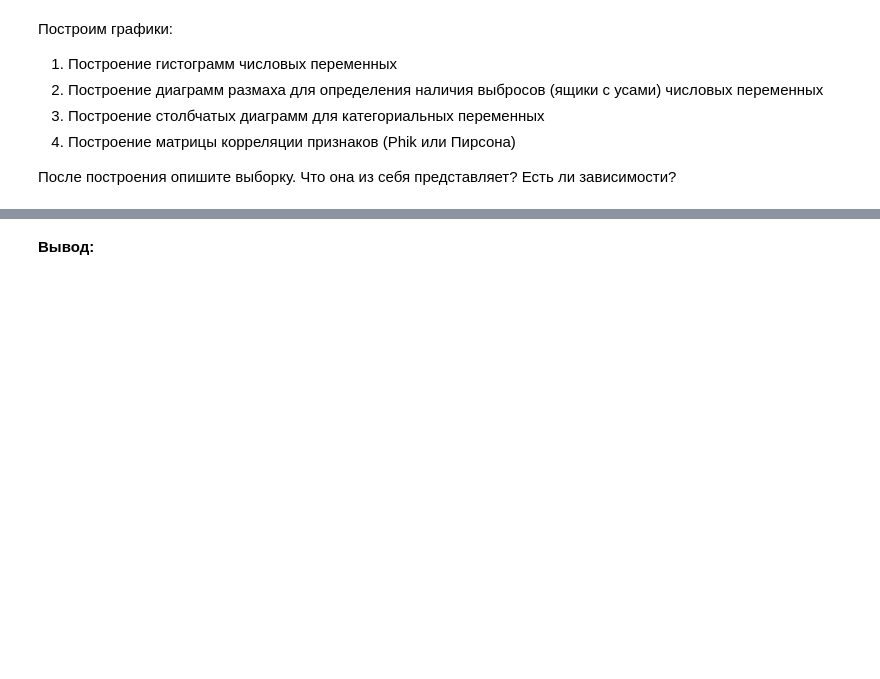
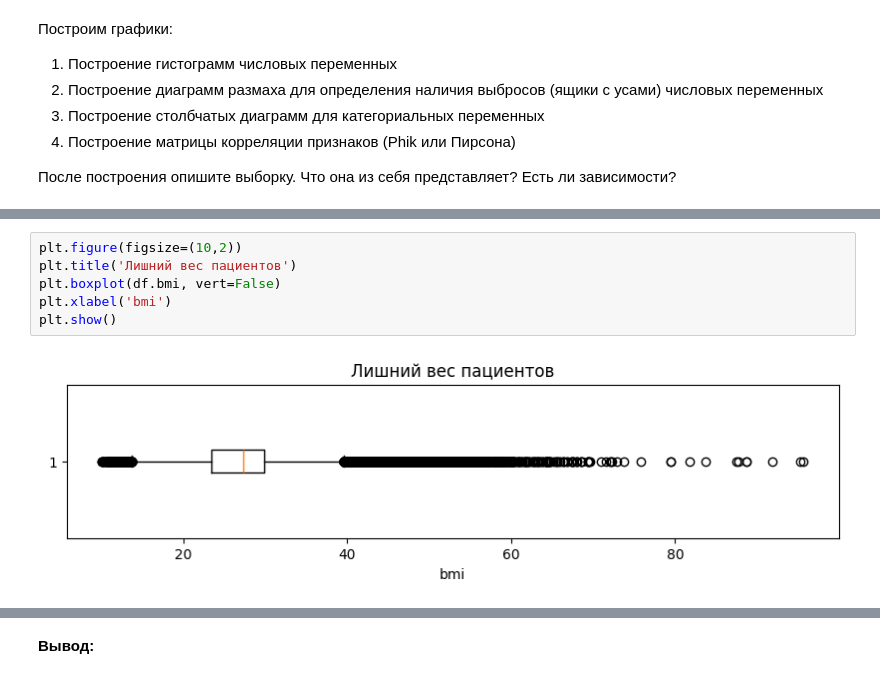
Before and after one commit to korsh624/DS, a Jupyter notebook: 1.7/HW_1_5_PRO_for_stud.ipynb, the cells around one changed output, grey strips where cells are left out. Drawn from its saved outputs; the diff is of its cells as text; blank space fills up the shorter version.

```diff
--- a/1.7/HW_1_5_PRO_for_stud.ipynb
+++ b/1.7/HW_1_5_PRO_for_stud.ipynb
@@ -165,0 +180,8 @@ memory usage: 7.3+ MB
+# %%
+plt.figure(figsize=(10,2))
+plt.title('Лишний вес пациентов')
+plt.boxplot(df.bmi, vert=False)
+plt.xlabel('bmi')
+plt.show()
+# %% [output]
+[figure, added]
```
Also changed, not shown: parts of 5 cells of this notebook.
